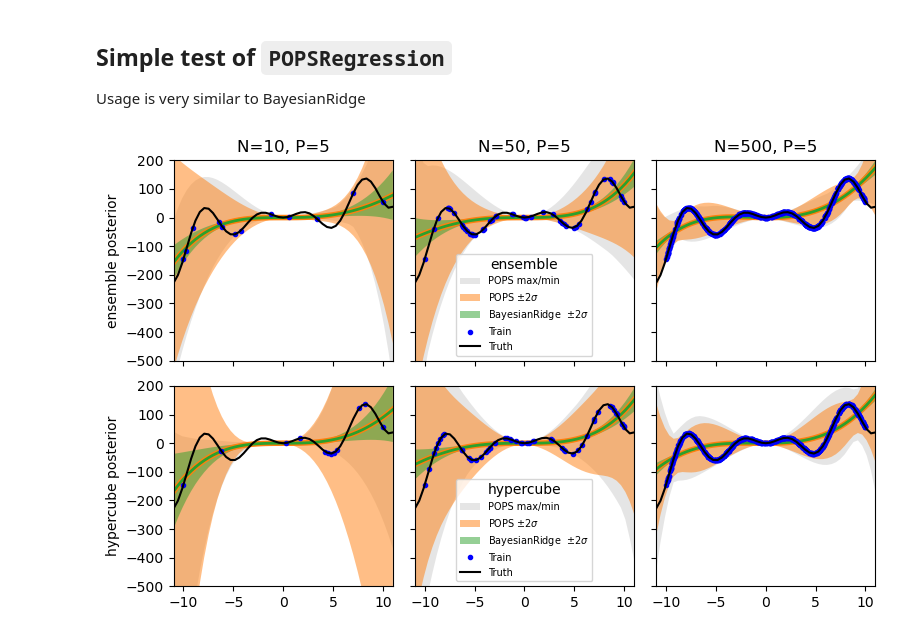
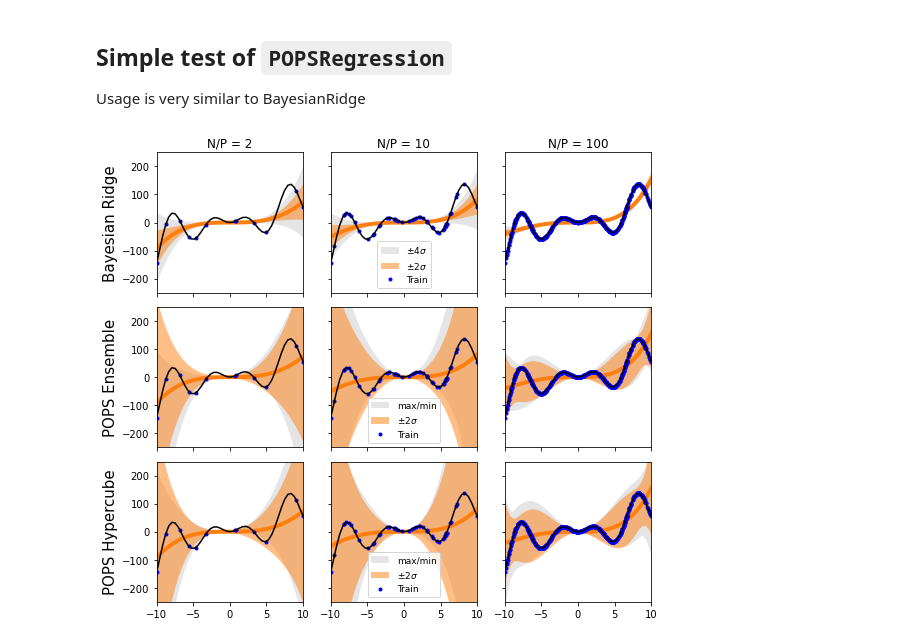
Before and after one commit to tomswinburne/popsregression, a Jupyter notebook: SimpleExample.ipynb, the cells around one changed output. Saved outputs shown, nothing was run; the diff lists cells and outputs as text; code cells hidden in the pictures.

```diff
--- a/SimpleExample.ipynb
+++ b/SimpleExample.ipynb
@@ -52,18 +75,42 @@ def plot_panel(ax,x_dense,y_dense,x_train,y_train,y_pred,y_std,y_max,y_min,b_pre
-# %%
-fig,axs = plt.subplots(2,3,figsize=(8,5),sharex=True,sharey=True)
-for j,posterior in enumerate(['ensemble','hypercube']):
-    axs[j,0].set_ylabel(f"{posterior} posterior")
-    for i,N in enumerate([10,50,500]):
-        data = fit_models(N,posterior=posterior)
-        if j==0:
-            axs[j,i].set_title(f"N={N}, P={data[0]}")
-        plot_panel(axs[j,i],*data[1:])
-        axs[j,i].set_ylim(-500,200)
-        axs[j,i].set_xlim(-11,11)
-
-
-    axs[j,1].legend(fontsize=7,loc='lower center',title=posterior)
-plt.tight_layout()
-plt.savefig("example_image.png");
-# %% [output]
-[figure, removed]
+# %%
+class CustomBayesianRidge(BayesianRidge):
+    def predict(self,X,return_std=True,return_bounds=True):
+        y_mean = super().predict(X,return_std=False)
+        res_dict = {'y_mean':y_mean,'y_std':None,'y_min':None,'y_max':None}
+        if return_std:
+            res_dict['y_std'] = np.sqrt(np.sum(np.dot(X_dense,self.sigma_)*X_dense,axis=1))
+        return tuple(v for v in res_dict.values())
+# %%
+titles = ['Bayesian Ridge','POPS Ensemble','POPS Hypercube']
+fig,axs = plt.subplots(3,3,figsize=(8,7),dpi=72,sharex=True,sharey=True)
+N_array = [10,50,500]
+P = 5
+for i,N in enumerate(N_array):
+    X_train,x_train,y_train,X_dense,x_dense,y_dense = generate_data(N)
+    ens = POPSRegression(leverage_percentile=0.0,posterior='ensemble')
+    hyc = POPSRegression(leverage_percentile=0.0,posterior='hypercube')
+    bay = CustomBayesianRidge(fit_intercept=False)
+
+    ens.fit(X_train,y_train)
+    hyc.fit(X_train,y_train)
+    bay.fit(X_train,y_train)
+
+    y_pred,y_std,y_min,y_max = bay.predict(X_dense)
+    plot_panel(axs[0,i],x_dense,y_dense,x_train,y_train,y_pred,y_std,y_max=None,y_min=None,label=titles[0])
+
+    y_pred,y_std,y_min,y_max = ens.predict(X_dense,return_std=True,return_bounds=True)
+    plot_panel(axs[1,i],x_dense,y_dense,x_train,y_train,y_pred,y_std,y_max=y_max,y_min=y_min,label=titles[1])
+
+    y_pred,y_std,y_min,y_max = hyc.predict(X_dense,return_std=True,return_bounds=True)
+    plot_panel(axs[2,i],x_dense,y_dense,x_train,y_train,y_pred,y_std,y_max=y_max,y_min=y_min,label=titles[2])
+    axs[0,i].set_title(f"N/P = {N//P}")
+
+for j,title in enumerate(titles):
+    axs[j,0].set_ylim(-250,250)
+    axs[j,0].set_xlim(-10,10)
+    axs[j,1].legend(fontsize=9,loc='lower center')
+    axs[j,0].set_ylabel(title,fontsize=15)
+plt.tight_layout()
+plt.savefig("example_image.png");
+# %% [output]
+[figure, added]
```
Also changed, not shown: parts of 3 cells of this notebook, 3 other files.
